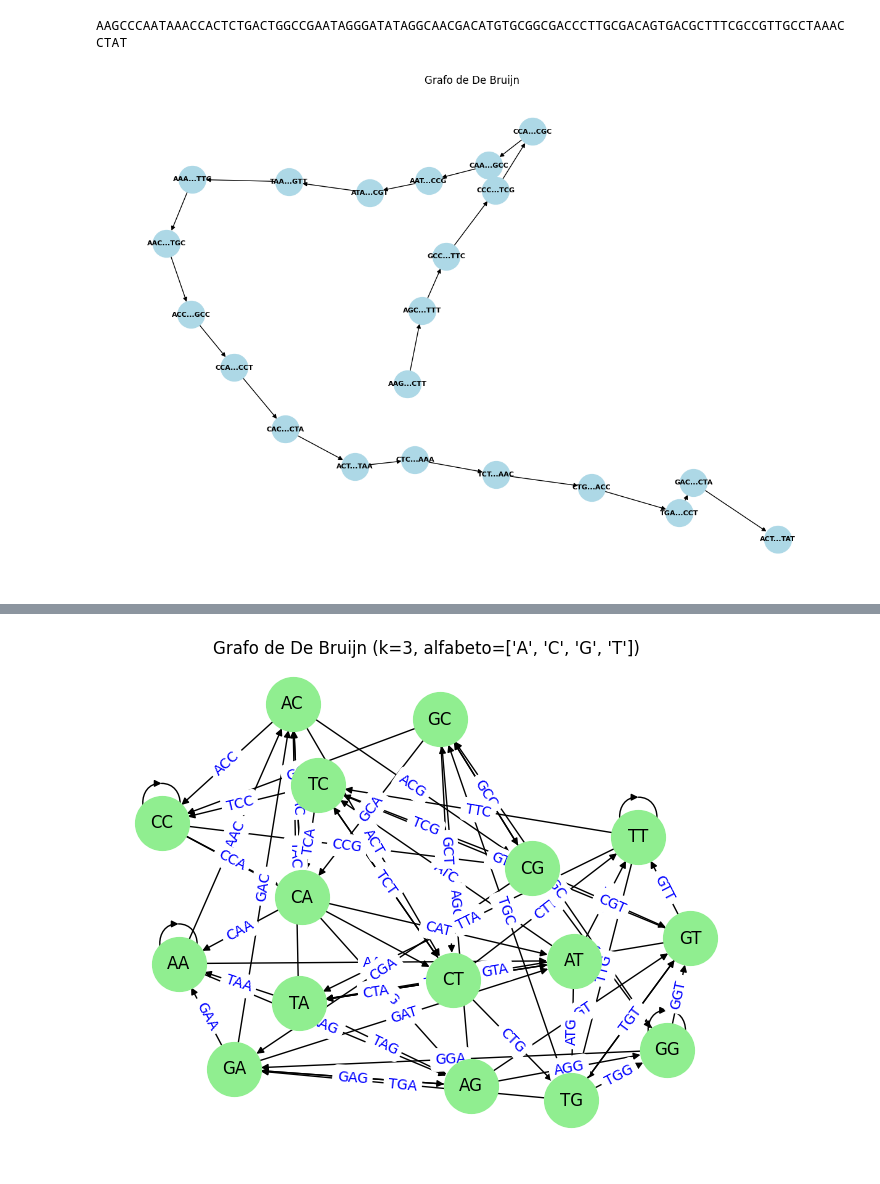
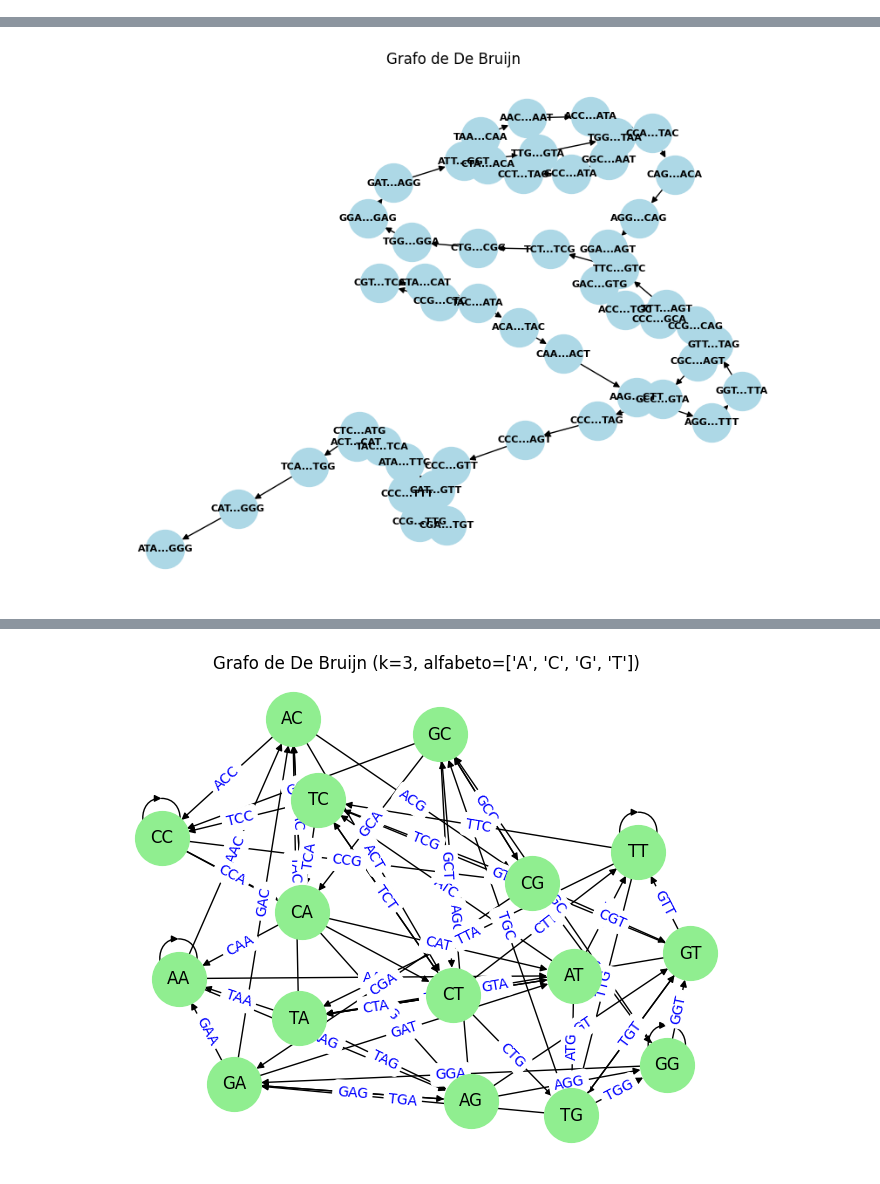
Before and after one commit to Arthurfpmaciel/DeBruijnGraph, a Jupyter notebook: teste.ipynb, the cells around one changed output, grey strips where cells are left out. Cells and saved outputs as stored; diff of their text form; code cells hidden in the pictures.

Commit message:
criei um simplificador do grafo gerado

```diff
--- a/teste.ipynb
+++ b/teste.ipynb
@@ -110,7 +145,0 @@ TCCAATTGGCTGTGTTACAGAAACGGCCGATTTGTAGGTCGAGATCTTAACGGTTTGGGCTGGAAATAGATCGGATACTT
-# %%
-caminho = manager.obter_caminho_euleriano(grafo_de_bruijn_teste)
-new_genoma = manager.reconstruir_genoma(caminho)
-print(genoma_teste)
-print(new_genoma)
-corr = manager.comparar_genormas(genoma_teste,new_genoma)
-print(f"O genoma gerado tem {round(100*corr,2)}% de encaixe com o genoma original")
@@ -121,11 +146,16 @@ O genoma gerado tem 100.0% de encaixe com o genoma original
-# %%
-manager = Gerenciador_de_Genomas()
-genoma_teste = manager.gerar_genoma(100, random_state=42)
-print(genoma_teste)
-reads_teste = manager.gerar_reads(genoma_teste, tamanho_read=100)
-kmers_teste = manager.gerar_kmers(reads_teste, k=80)
-grafo_de_bruijn_teste = manager.gerar_grafo_de_DeBruijn(kmers_teste)
-manager.desenhar_grafo(grafo_de_bruijn_teste)
-# %% [output]
-AAGCCCAATAAACCACTCTGACTGGCCGAATAGGGATATAGGCAACGACATGTGCGGCGACCCTTGCGACAGTGACGCTTTCGCCGTTGCCTAAACCTAT
-[figure, removed]
+# %%
+manager = Gerenciador_de_Genomas()
+genoma_teste = manager.gerar_genoma(100, random_state=None)
+print(f"Genoma Original: {genoma_teste}")
+reads_teste = manager.gerar_reads(genoma_teste, tamanho_read=70,cobertura=1)
+kmers_teste = manager.gerar_kmers(reads_teste, k=50)
+grafo = manager.gerar_grafo_de_DeBruijn(kmers_teste)
+if manager.verificar_se_tem_caminho_euleriano(grafo):
+    caminho = manager.obter_caminho_euleriano(grafo)
+    print(f"Caminho: {caminho}")
+    genoma1 = manager.reconstruir_genoma(caminho)
+    print(f"Genoma final: {genoma1}")
+    manager.desenhar_grafo(grafo)
+else:
+    print("Grafo invalido")
+# %% [output]
@@ -131,0 +165 @@ AAGCCCAATAAACCACTCTGACTGGCCGAATAGGGATATAGGCAACGACATGTGCGGCGACCCTTGCGACAGTGACGCTT
+[figure, added]
```
Also changed, not shown: parts of 8 cells of this notebook.
